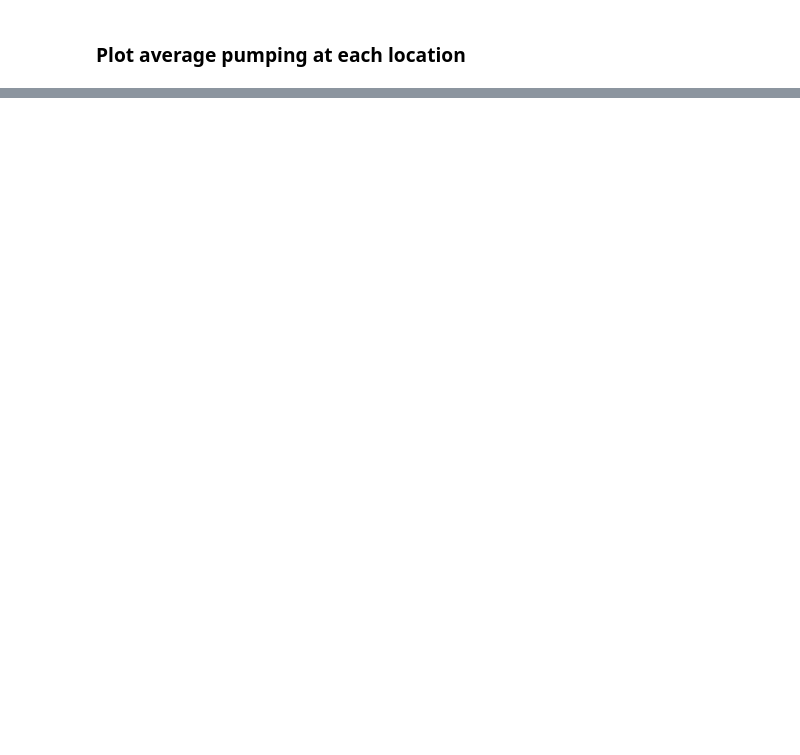
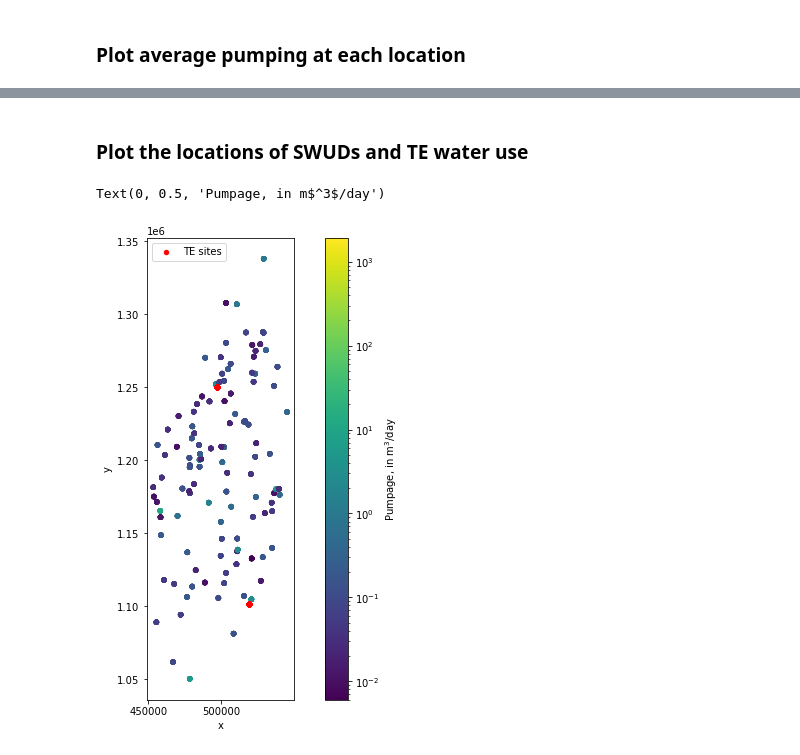
Before and after one commit to aleaf/usgs-map-gwmodels, a Jupyter notebook: examples/Example.ipynb, the cells around one changed output, grey strips where cells are left out. Cells and saved outputs as stored; diff of their text form; code cells hidden in the pictures; blank space fills up the shorter version.

Commit message:
docs: add non-ag water use to notebook demo

```diff
--- a/examples/Example.ipynb
+++ b/examples/Example.ipynb
@@ -466,0 +539,13 @@ ValueError: 'c' argument must be a color, a sequence of colors, or a sequence of
+# %%
+swuds_results = preprocess_swuds(swuds_input, worksheet,
+                                 dem=dem, dem_units='feet',
+                                 start_date=None,
+                                 end_date=None,
+                                 active_area=test_data_path / 'extents/ms_delta.shp',
+                                 production_zones=production_zones,
+                                 source_crs=4269,
+                                 dest_crs=5070,
+                                 data_length_units='feet',
+                                 data_volume_units='mgal',
+                                 model_length_units='meters',
+                                 outfile=outfile)
@@ -466,0 +615,18 @@ ValueError: 'c' argument must be a color, a sequence of colors, or a sequence of
+# %%
+outfile = output_folder / 'preprocessed_te_data.csv'
+
+estimated_production_zone_top = test_data_path / 'swuds/rasters/pz_MCAQP_top.tif'
+estimated_production_zone_botm = test_data_path / 'swuds/rasters/pz_MCAQP_bot.tif'
+
+te_results = preprocess_te_wateruse(df, #dem=dem, dem_units='feet',
+                                    start_date='2008-01-01',
+                                    end_date='2017-12-31',
+                                    active_area=test_data_path /'extents/ms_delta.shp',
+                                    estimated_production_zone_top=estimated_production_zone_top,
+                                    estimated_production_zone_botm=estimated_production_zone_botm,
+                                    estimated_production_surface_units='feet',
+                                    source_crs=4269,
+                                    dest_crs=5070,
+                                    data_volume_units='mgal',
+                                    model_length_units='meters',
+                                    outfile=outfile)
@@ -466,0 +652,17 @@ ValueError: 'c' argument must be a color, a sequence of colors, or a sequence of
+# %% [markdown]
+### Plot the locations of SWUDs and TE water use
+# %%
+fig, ax = plt.subplots(figsize=(11, 8.5))
+ax = swuds_results.df.plot.scatter(x='x', y='y', c='q_monthly',
+                                   cmap='viridis',
+                                   vmax=swuds_results.df.q.quantile(0.9),
+                                   norm=mpl.colors.LogNorm(), ax=ax)
+te_results.plot.scatter(x='x', y='y', c='r', ax=ax, label='TE sites')
+ax.legend()
+ax.set_aspect(1)
+cax = fig.get_axes()[1]
+#and we can modify it, i.e.:
+cax.set_ylabel('Pumpage, in m$^3$/day')
+# %% [output]
+Text(0, 0.5, 'Pumpage, in m$^3$/day')
+[figure, added]
```
Also changed, not shown: parts of 25 cells of this notebook, 2 other files.
